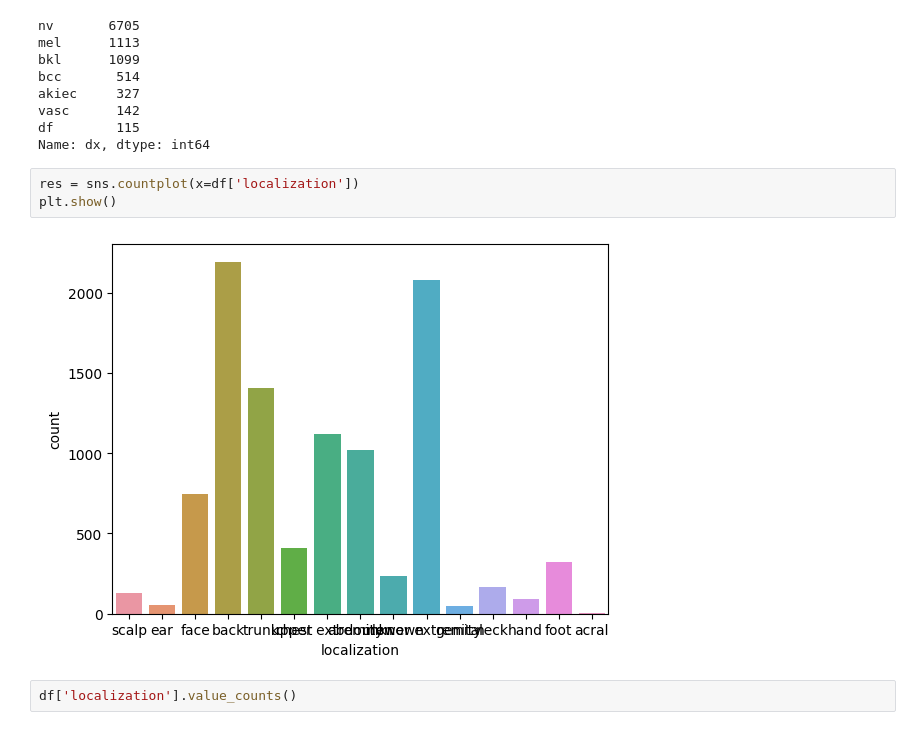
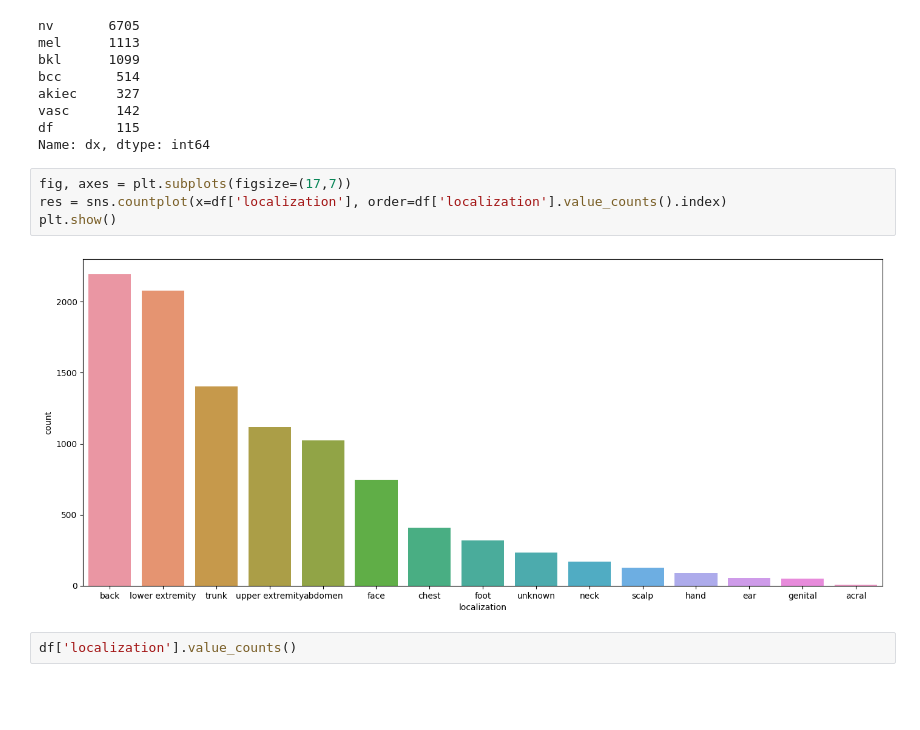
Before and after one commit to Check-Your-Skin/checkyourskin-ml_model, a Jupyter notebook: HAM_10000.ipynb, the cells around one changed output. Drawn from its saved outputs; the diff is of its cells as text; blank space fills up the shorter version.

Commit message:
update plots

```diff
--- a/HAM_10000.ipynb
+++ b/HAM_10000.ipynb
@@ -67,10 +67,11 @@ vasc      142
 df        115
 Name: dx, dtype: int64
 # %%
-res = sns.countplot(x=df['localization'])
+fig, axes = plt.subplots(figsize=(17,7))
+res = sns.countplot(x=df['localization'], order=df['localization'].value_counts().index)
 plt.show()
 # %% [output]
-[figure, old version]
+[figure, new version]
 # %%
 df['localization'].value_counts()
 # %% [output]
```
Also changed, not shown: parts of 2 cells of this notebook.
